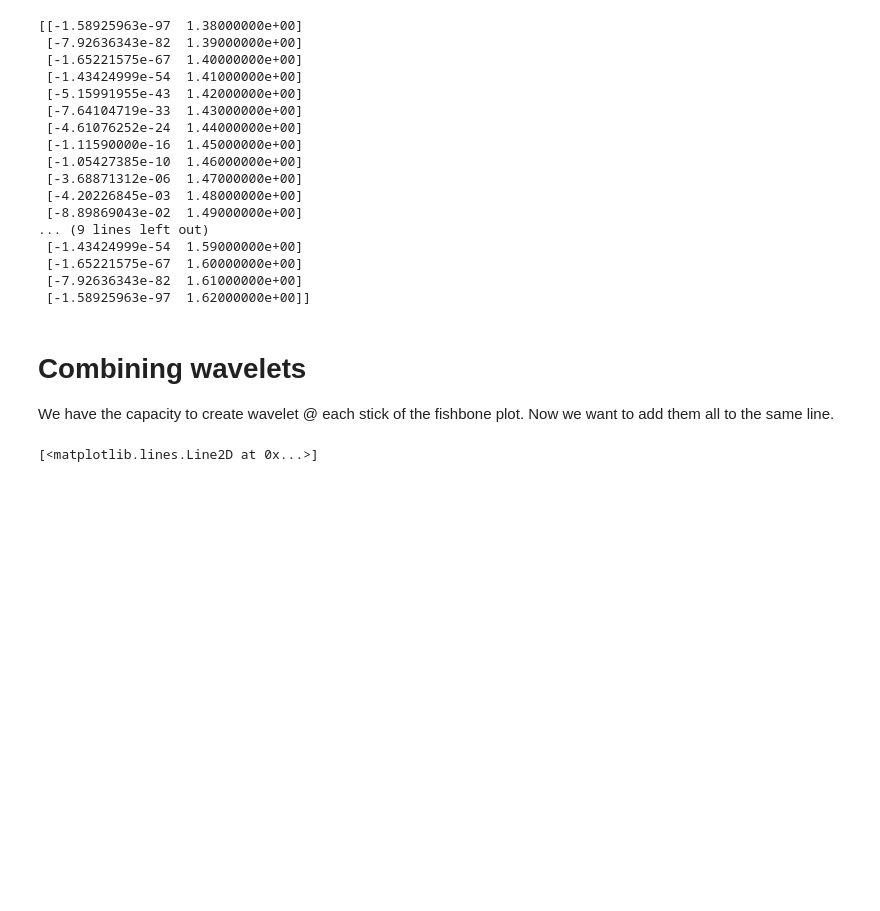
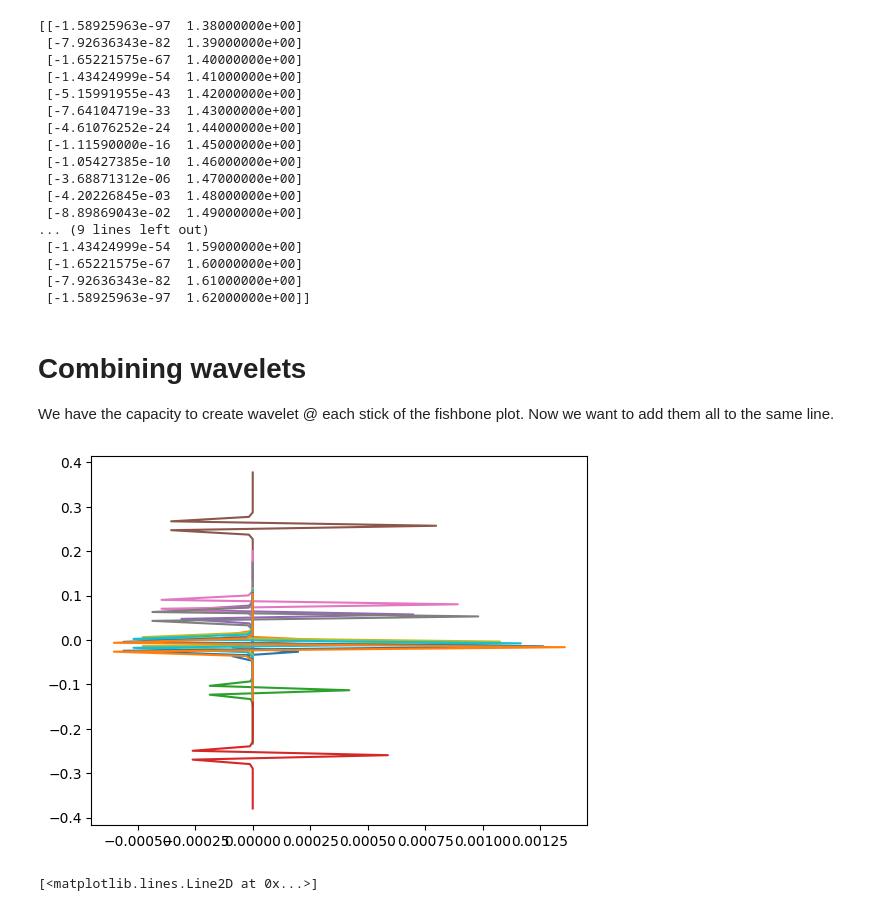
Before and after one commit to Dunckleosteus/seismic, a Jupyter notebook: seismic.ipynb, the cells around one changed output. Saved outputs shown, nothing was run; the diff lists cells and outputs as text; code cells hidden in the pictures; blank space fills up the shorter version.

Commit message:
added wavelet of each fishbone

```diff
--- a/seismic.ipynb
+++ b/seismic.ipynb
@@ -131,6 +131,7 @@ plt.gca().invert_yaxis()
 # %% [output]
 [figure]
 # %%
+fish = np.stack((time_matrix[1:, 1], reflection_coeff[:, 1]), axis=1)
 plt.stem(time_matrix[1:, 1], reflection_coeff[:, 1], orientation='horizontal')
 plt.gca().invert_yaxis()
 # %% [output]
@@ -185,6 +186,12 @@ print(a)
 # %% [markdown]
 # Combining wavelets
 We have the capacity to create wavelet @ each stick of the fishbone plot. Now we want to add them all to the same line.
+# %%
+for w, t in zip(fish[:, 0], fish[:, 1]):
+  wav = create_wavelet(t, w)
+  plt.plot(wav[:, 0], wav[: , 1])
+# %% [output]
+[figure, added]
 # %%
 b = np.convolve(a[0], reflection_coeff[:, 3])
 plt.plot(b)
```
Also changed, not shown: parts of 1 cell of this notebook.
